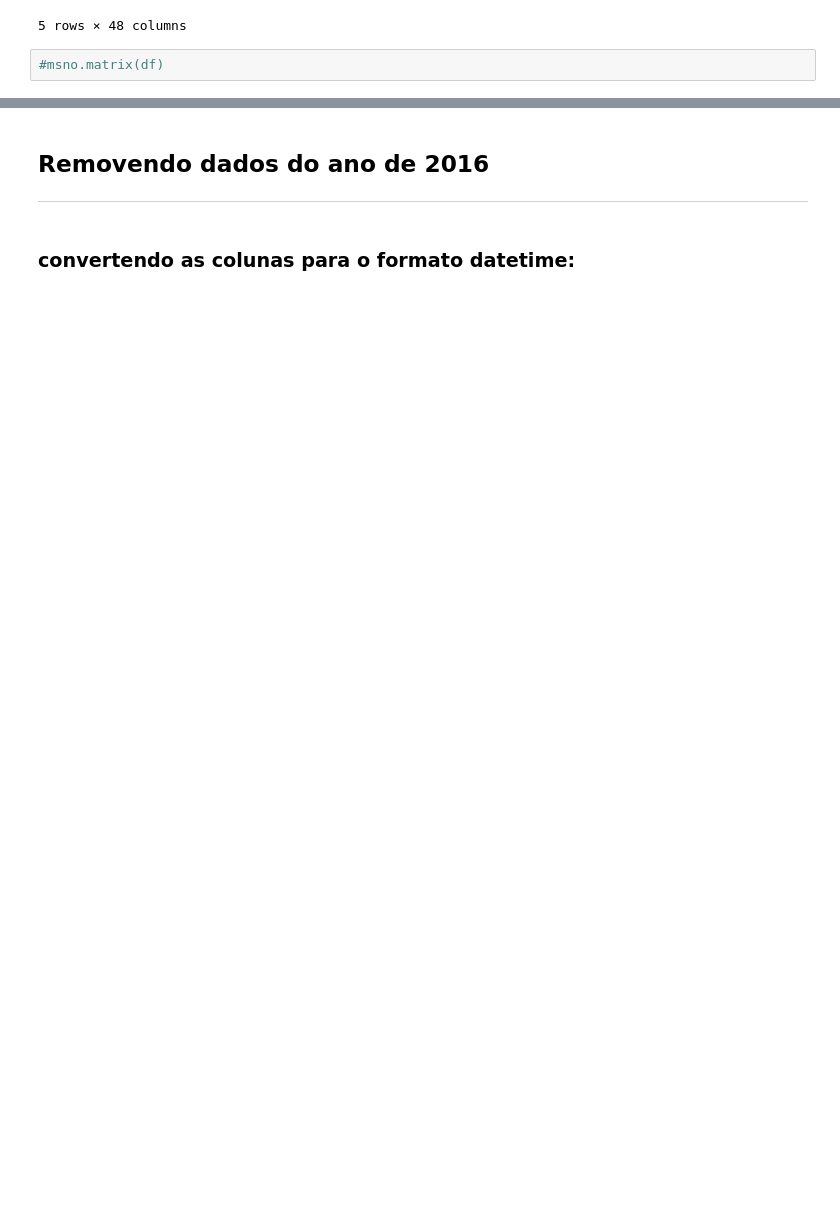
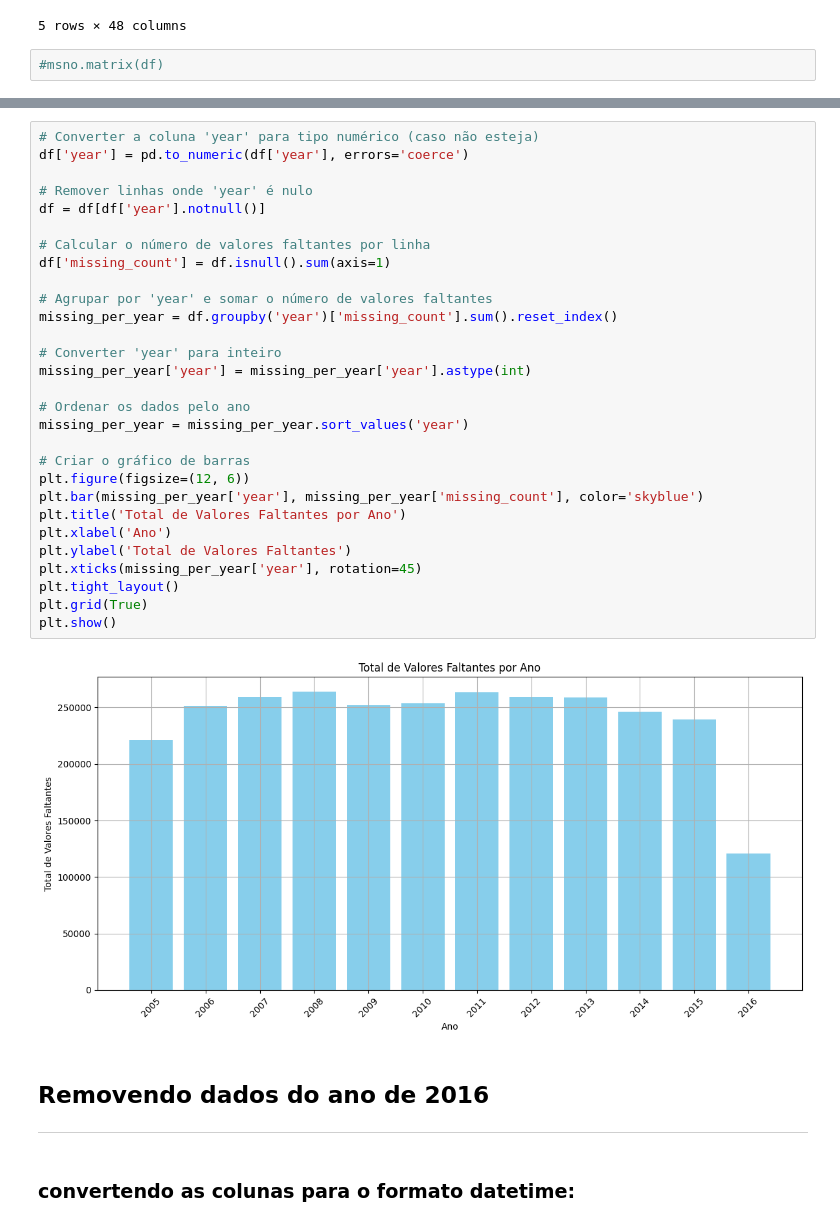
Before and after one commit to HelioZF/Projeto-Integrador---PADS, a Jupyter notebook: Tratamento de dados.ipynb, the cells around one changed output, grey strips where cells are left out. Cells and saved outputs as stored; diff of their text form; blank space fills up the shorter version.

```diff
--- a/Tratamento de dados.ipynb
+++ b/Tratamento de dados.ipynb
@@ -46,3 +78,34 @@ df.head()
+# %%
+# Converter a coluna 'year' para tipo numérico (caso não esteja)
+df['year'] = pd.to_numeric(df['year'], errors='coerce')
+
+# Remover linhas onde 'year' é nulo
+df = df[df['year'].notnull()]
+
+# Calcular o número de valores faltantes por linha
+df['missing_count'] = df.isnull().sum(axis=1)
+
+# Agrupar por 'year' e somar o número de valores faltantes
+missing_per_year = df.groupby('year')['missing_count'].sum().reset_index()
+
+# Converter 'year' para inteiro
+missing_per_year['year'] = missing_per_year['year'].astype(int)
+
+# Ordenar os dados pelo ano
+missing_per_year = missing_per_year.sort_values('year')
+
+# Criar o gráfico de barras
+plt.figure(figsize=(12, 6))
+plt.bar(missing_per_year['year'], missing_per_year['missing_count'], color='skyblue')
+plt.title('Total de Valores Faltantes por Ano')
+plt.xlabel('Ano')
+plt.ylabel('Total de Valores Faltantes')
+plt.xticks(missing_per_year['year'], rotation=45)
+plt.tight_layout()
+plt.grid(True)
+plt.show()
+# %% [output]
+[figure, added]
 # %% [markdown]
 ## Removendo dados do ano de 2016
 ___
```
Also changed, not shown: parts of 16 cells of this notebook, 1 other file.
